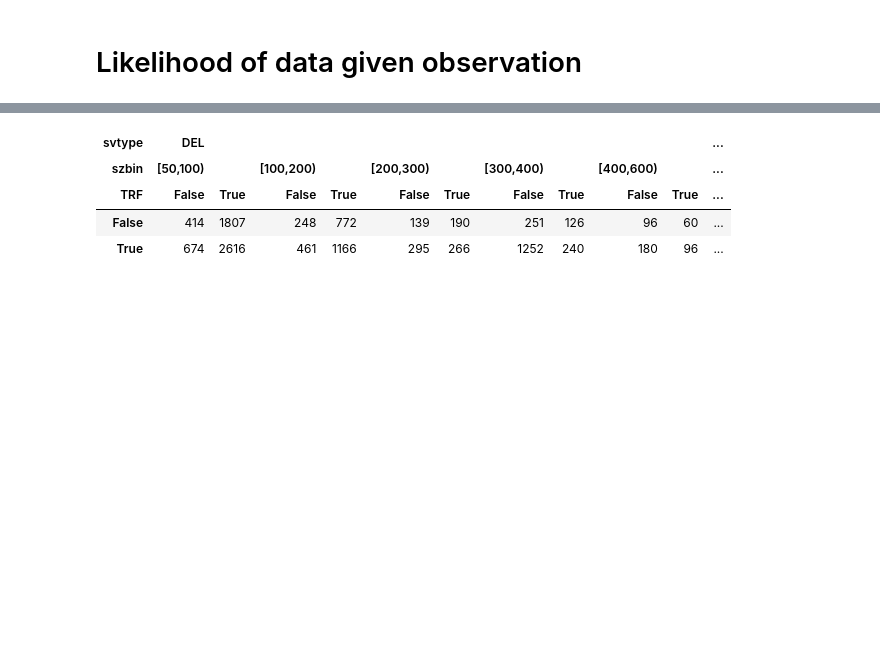
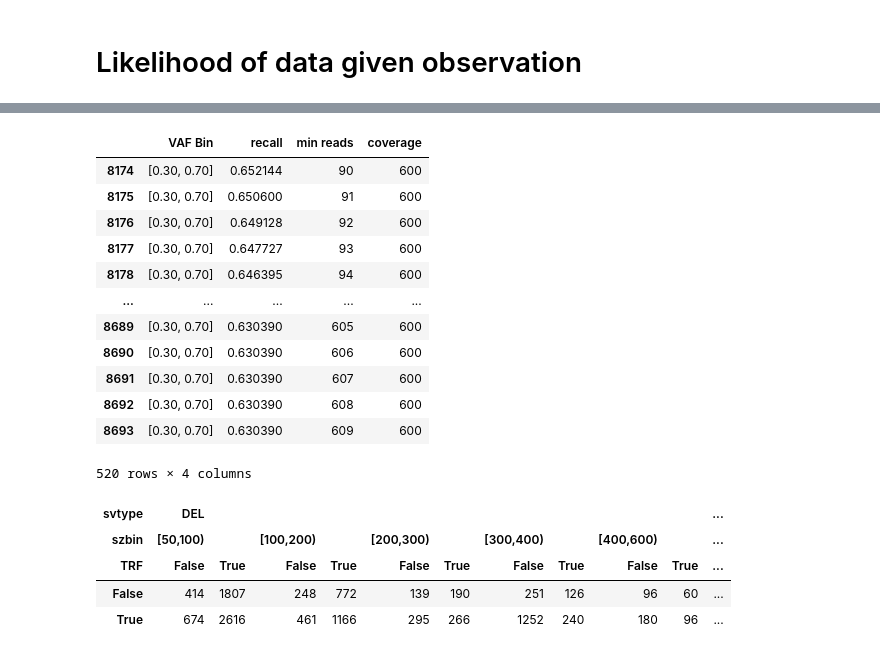
Before and after one commit to BCM-HGSC/SMaHT_MIMS, a Jupyter notebook: coverage_calculator/ModelingVAFx.ipynb, the cells around one changed output, grey strips where cells are left out. Saved outputs shown, nothing was run; the diff lists cells and outputs as text; code cells hidden in the pictures; blank space fills up the shorter version.

```diff
--- a/coverage_calculator/ModelingVAFx.ipynb
+++ b/coverage_calculator/ModelingVAFx.ipynb
@@ -226,23 +244,3 @@ cnts /= cnts.sum()
 sv_cnts = data[data['expected_len'].abs() >= 0]['vafbin'].value_counts(sort=False)
 sv_cnts /= sv_cnts.sum()
 vafs = [[_.mid, sv_cnts.loc[_]] for _ in sv_cnts.index]
-# %%
-# Let's model the frequency (count) of VAFs in the benchmark. we'll bin them in 0.005 VAFs and get the counts.
-# Then we can model the expected recall.
-import truvari
-# SVs only
-data = pd.read_csv("/Users/english/code/SMaHT_MIMS/asm_stats/summary.smaht.single.tier1.txt.gz", sep='\t',
-                   names=['size', 'VAF', 'AC', 'AF'])
-# All Tier1 variants
-data = pd.read_csv("/Users/english/code/SMaHT_MIMS/asm_stats/summary.smaht.all.txt.gz", sep='\t',
-                   names=['size', 'VAF', 'AC', 'AF'])
-
-data['vafbin'] = pd.cut(data['VAF'], np.linspace(0, 1, 200))
-data['szbin'] = data['size'].apply(lambda x: truvari.get_sizebin(x))
-
-# change to 50 for just SVs
-sv_cnts = data[data['size'].abs() >= 0]['vafbin'].value_counts(sort=False)
-sv_cnts /= sv_cnts.sum()
-cnts = data['vafbin'].value_counts(sort=False)
-cnts /= cnts.sum()
-vafs = [[_.mid, sv_cnts.loc[_]] for _ in sv_cnts.index]
@@ -448,3 +510,21 @@ count = pd.read_csv("/Users/english/code/SMaHT_MIMS/scripts/delme.counts.tsv", s
+# %%
+theo_full[(theo_full['coverage'] == 600)
+          & (theo_full['VAF Bin'] == '[0.30, 0.70]')
+         & (theo_full['min reads'] >= 90)]
+# %% [output]
+|  | VAF Bin | recall | min reads | coverage |
+| 8174 | [0.30, 0.70] | 0.652144 | 90 | 600 |
+| 8175 | [0.30, 0.70] | 0.650600 | 91 | 600 |
+| 8176 | [0.30, 0.70] | 0.649128 | 92 | 600 |
+| 8177 | [0.30, 0.70] | 0.647727 | 93 | 600 |
+| 8178 | [0.30, 0.70] | 0.646395 | 94 | 600 |
+| ... | ... | ... | ... | ... |
+| 8689 | [0.30, 0.70] | 0.630390 | 605 | 600 |
+| 8690 | [0.30, 0.70] | 0.630390 | 606 | 600 |
+| 8691 | [0.30, 0.70] | 0.630390 | 607 | 600 |
+| 8692 | [0.30, 0.70] | 0.630390 | 608 | 600 |
+| 8693 | [0.30, 0.70] | 0.630390 | 609 | 600 |
+520 rows × 4 columns
 # %%
 count.set_index(['svtype', 'szbin', 'TRF'], inplace=True)
 # %%
```
Also changed, not shown: parts of 12 cells of this notebook, 1 other file.
